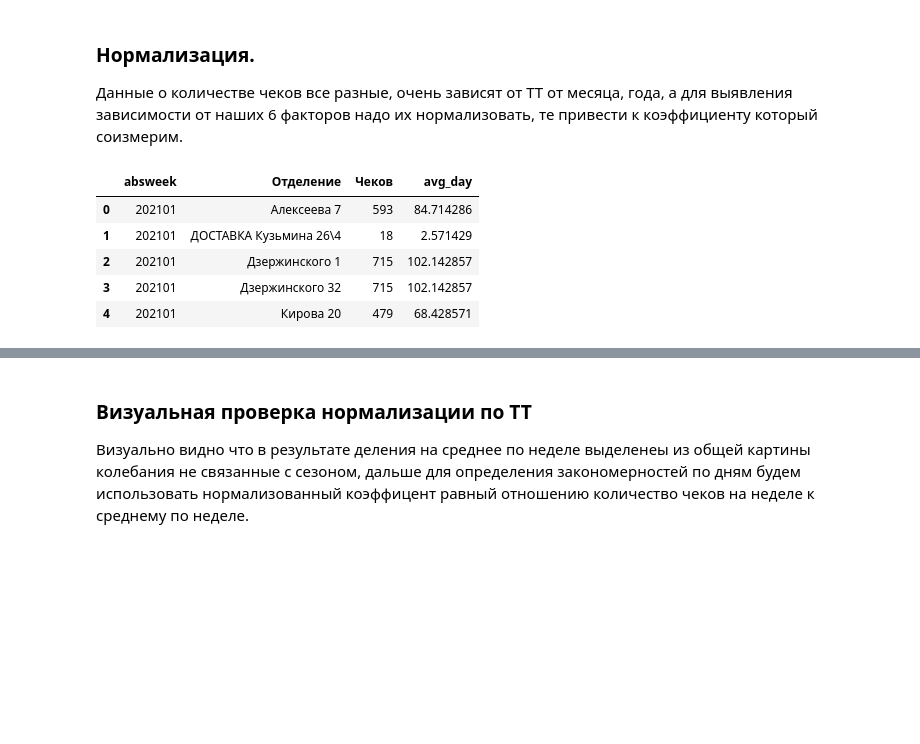
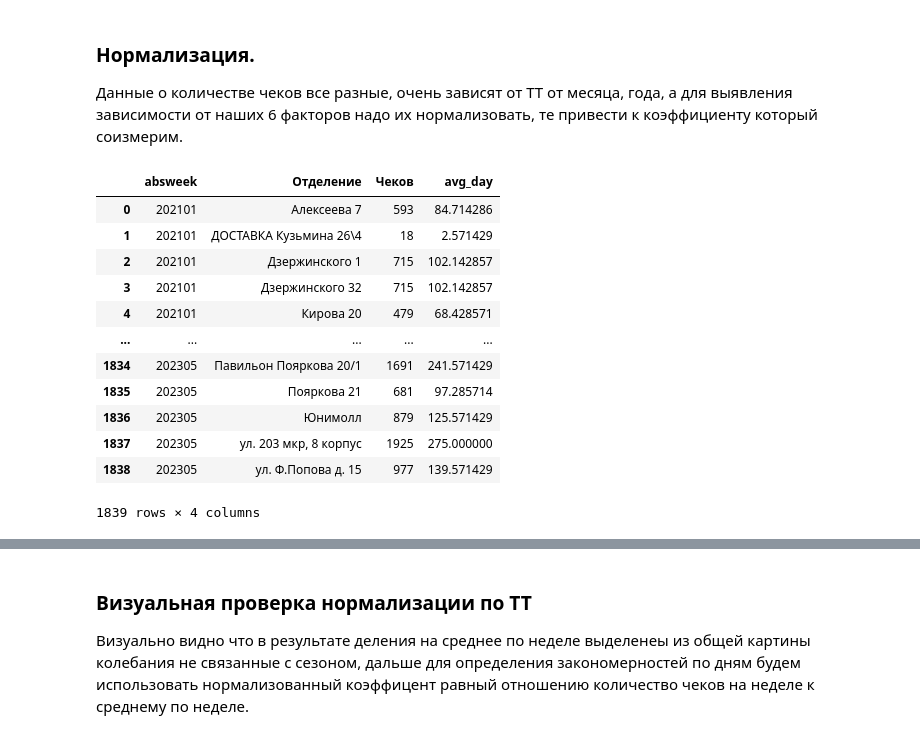
Before and after one commit to KeskilV/rb_daypp, a Jupyter notebook: ipynb/TZ_DPP.ipynb, the cells around one changed output, grey strips where cells are left out. Cells and saved outputs as stored; diff of their text form; code cells hidden in the pictures; blank space fills up the shorter version.

```diff
--- a/ipynb/TZ_DPP.ipynb
+++ b/ipynb/TZ_DPP.ipynb
@@ -167,14 +160,21 @@ df_absweek=df[['absweek','Отделение','Чеков']]\
 df_absweek['avg_day'] = df_absweek['Чеков']/7
 # %%
 # таблица по неделям
-df_absweek.head()
+df_absweek
 # %% [output]
 |  | absweek | Отделение | Чеков | avg_day |
 | 0 | 202101 | Алексеева 7 | 593 | 84.714286 |
 | 1 | 202101 | ДОСТАВКА Кузьмина 26\4 | 18 | 2.571429 |
 | 2 | 202101 | Дзержинского 1 | 715 | 102.142857 |
 | 3 | 202101 | Дзержинского 32 | 715 | 102.142857 |
 | 4 | 202101 | Кирова 20 | 479 | 68.428571 |
+| ... | ... | ... | ... | ... |
+| 1834 | 202305 | Павильон Пояркова 20/1 | 1691 | 241.571429 |
+| 1835 | 202305 | Пояркова 21 | 681 | 97.285714 |
+| 1836 | 202305 | Юнимолл | 879 | 125.571429 |
+| 1837 | 202305 | ул. 203 мкр, 8 корпус | 1925 | 275.000000 |
+| 1838 | 202305 | ул. Ф.Попова д. 15 | 977 | 139.571429 |
+1839 rows × 4 columns
 # %%
 #присоединяем ее к нашей таблице из iiko
 normalize = pd.merge(left=df,right=df_absweek,
```
Also changed, not shown: parts of 34 cells of this notebook, 14 other files.
